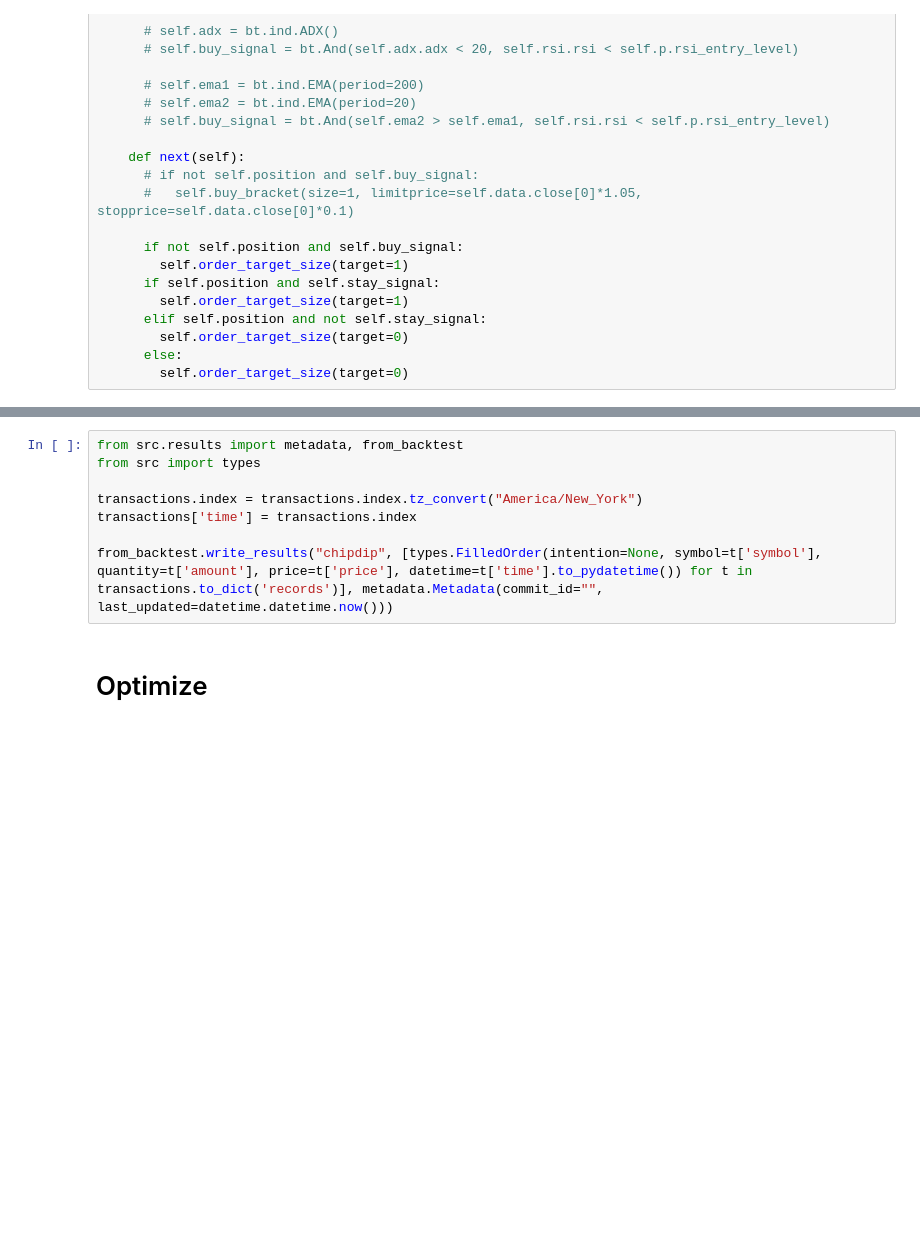
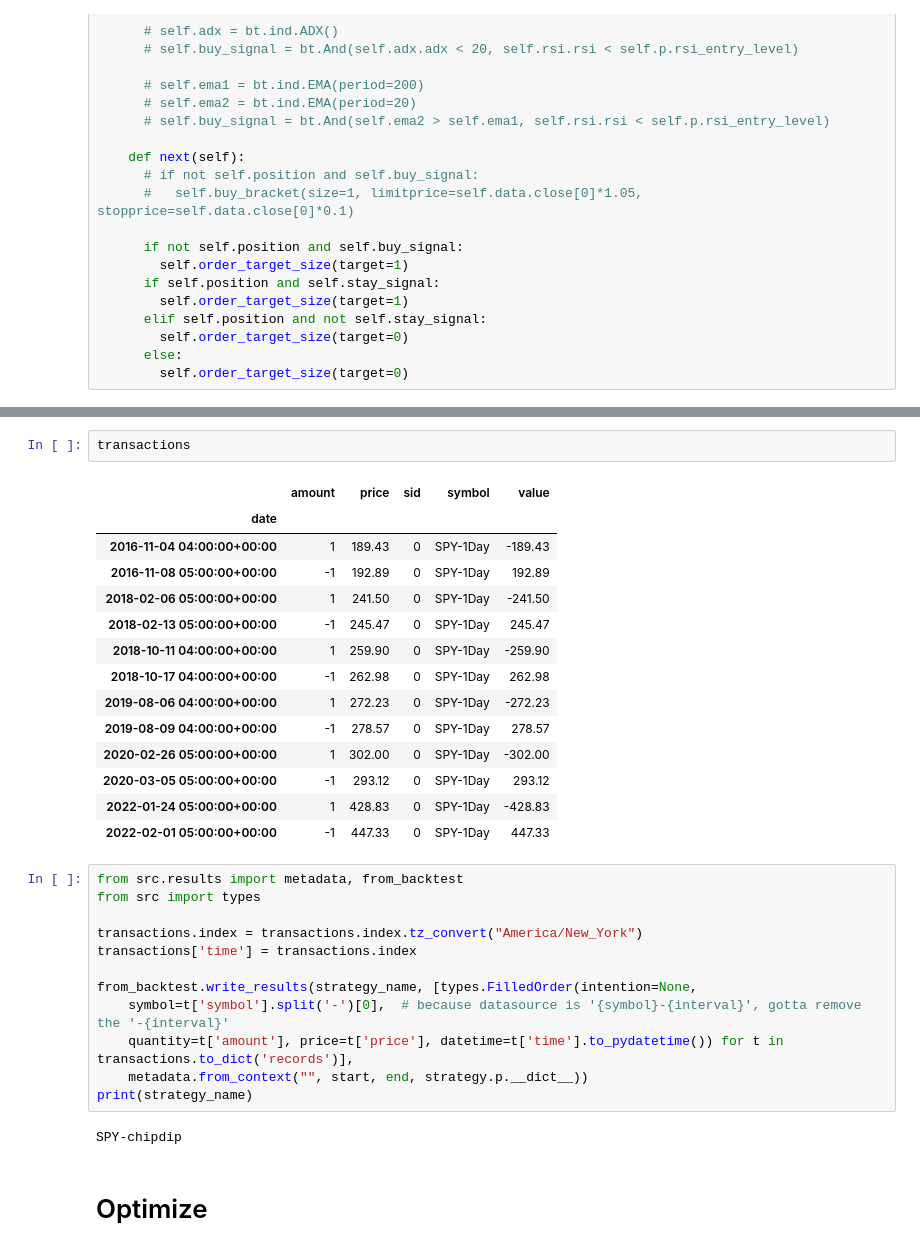
Before and after one commit to jamesfulford/biggest-losers, a Jupyter notebook: src/strat/chipdip/Backtest.ipynb, the cells around one changed output, grey strips where cells are left out. Drawn from its saved outputs; the diff is of its cells as text; blank space fills up the shorter version.

```diff
--- a/src/strat/chipdip/Backtest.ipynb
+++ b/src/strat/chipdip/Backtest.ipynb
@@ -186,3 +180,20 @@ Strategy Visualization
+# %%
+transactions
+# %% [output]
+|  | amount | price | sid | symbol | value |
+| date |  |  |  |  |  |
+| 2016-11-04 04:00:00+00:00 | 1 | 189.43 | 0 | SPY-1Day | -189.43 |
+| 2016-11-08 05:00:00+00:00 | -1 | 192.89 | 0 | SPY-1Day | 192.89 |
+| 2018-02-06 05:00:00+00:00 | 1 | 241.50 | 0 | SPY-1Day | -241.50 |
+| 2018-02-13 05:00:00+00:00 | -1 | 245.47 | 0 | SPY-1Day | 245.47 |
+| 2018-10-11 04:00:00+00:00 | 1 | 259.90 | 0 | SPY-1Day | -259.90 |
+| 2018-10-17 04:00:00+00:00 | -1 | 262.98 | 0 | SPY-1Day | 262.98 |
+| 2019-08-06 04:00:00+00:00 | 1 | 272.23 | 0 | SPY-1Day | -272.23 |
+| 2019-08-09 04:00:00+00:00 | -1 | 278.57 | 0 | SPY-1Day | 278.57 |
+| 2020-02-26 05:00:00+00:00 | 1 | 302.00 | 0 | SPY-1Day | -302.00 |
+| 2020-03-05 05:00:00+00:00 | -1 | 293.12 | 0 | SPY-1Day | 293.12 |
+| 2022-01-24 05:00:00+00:00 | 1 | 428.83 | 0 | SPY-1Day | -428.83 |
+| 2022-02-01 05:00:00+00:00 | -1 | 447.33 | 0 | SPY-1Day | 447.33 |
 # %%
 from src.results import metadata, from_backtest
 from src import types
@@ -190,6 +201,12 @@ from src import types
 transactions.index = transactions.index.tz_convert("America/New_York")
 transactions['time'] = transactions.index
 
-from_backtest.write_results("chipdip", [types.FilledOrder(intention=None, symbol=t['symbol'], quantity=t['amount'], price=t['price'], datetime=t['time'].to_pydatetime()) for t in transactions.to_dict('records')], metadata.Metadata(commit_id="", last_updated=datetime.datetime.now()))
+from_backtest.write_results(strategy_name, [types.FilledOrder(intention=None,
+    symbol=t['symbol'].split('-')[0],  # because datasource is '{symbol}-{interval}', gotta remove the '-{interval}'
+    quantity=t['amount'], price=t['price'], datetime=t['time'].to_pydatetime()) for t in transactions.to_dict('records')],
+    metadata.from_context("", start, end, strategy.p.__dict__))
+print(strategy_name)
+# %% [output]
+SPY-chipdip
 # %% [markdown]
 # Optimize
```
Also changed, not shown: parts of 11 cells of this notebook.
